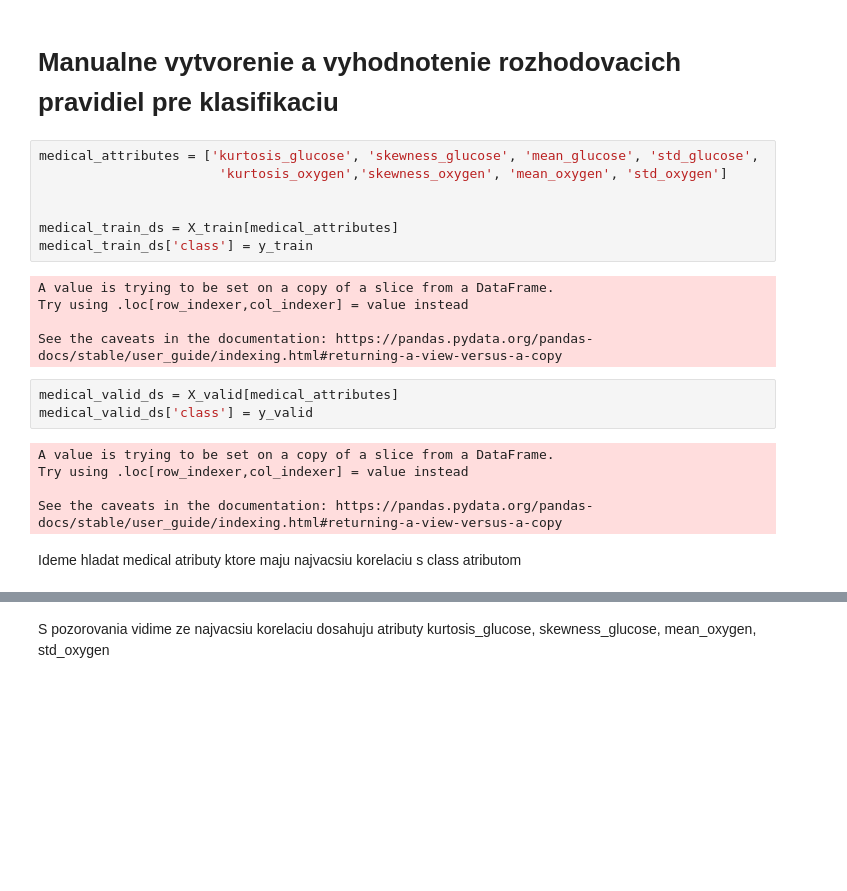
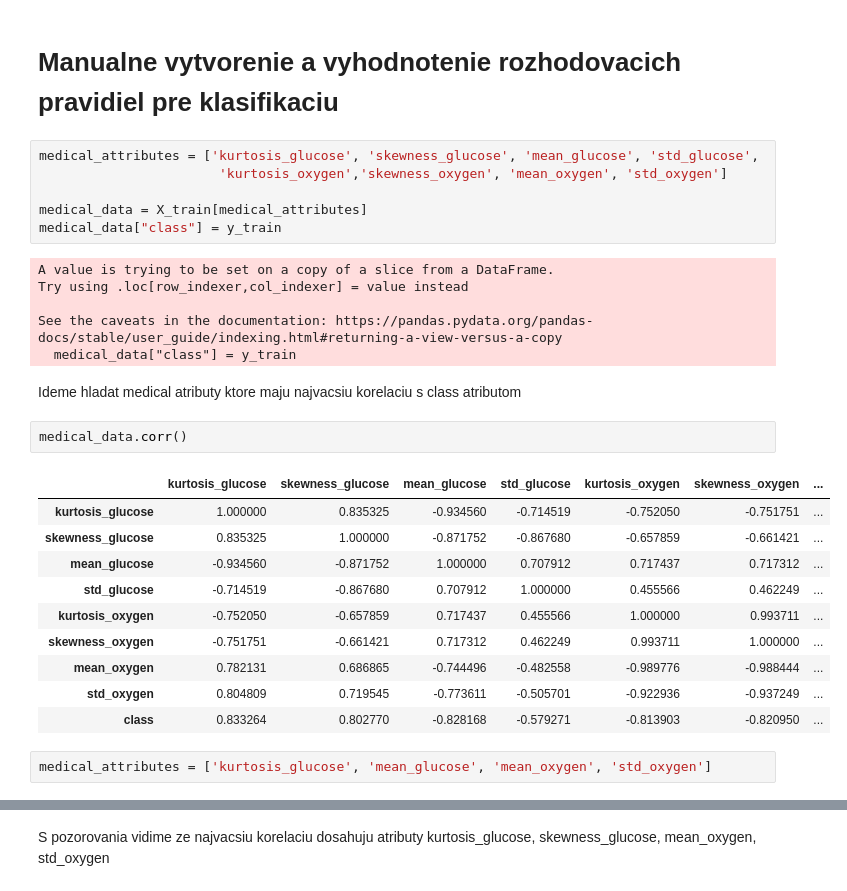
Before and after one commit to MakoHnat/IAU, a Jupyter notebook: 3 cast zadania.ipynb, the cells around one changed output, grey strips where cells are left out. Saved outputs shown, nothing was run; the diff lists cells and outputs as text; blank space fills up the shorter version.

```diff
--- a/3 cast zadania.ipynb
+++ b/3 cast zadania.ipynb
@@ -117,21 +117,28 @@ print(y_valid.shape)
 medical_attributes = ['kurtosis_glucose', 'skewness_glucose', 'mean_glucose', 'std_glucose',
                        'kurtosis_oxygen','skewness_oxygen', 'mean_oxygen', 'std_oxygen']
 
-
-medical_train_ds = X_train[medical_attributes]
-medical_train_ds['class'] = y_train
+medical_data = X_train[medical_attributes]
+medical_data["class"] = y_train
 # %% [output]
 A value is trying to be set on a copy of a slice from a DataFrame.
 Try using .loc[row_indexer,col_indexer] = value instead
 
 See the caveats in the documentation: https://pandas.pydata.org/pandas-docs/stable/user_guide/indexing.html#returning-a-view-versus-a-copy
+  medical_data["class"] = y_train
-# %%
-medical_valid_ds = X_valid[medical_attributes]
-medical_valid_ds['class'] = y_valid
-# %% [output]
-A value is trying to be set on a copy of a slice from a DataFrame.
-Try using .loc[row_indexer,col_indexer] = value instead
-
-See the caveats in the documentation: https://pandas.pydata.org/pandas-docs/stable/user_guide/indexing.html#returning-a-view-versus-a-copy
 # %% [markdown]
 Ideme hladat medical atributy ktore maju najvacsiu korelaciu s class atributom
+# %%
+medical_data.corr()
+# %% [output]
+|  | kurtosis_glucose | skewness_glucose | mean_glucose | std_glucose | kurtosis_oxygen | skewness_oxygen | ... |
+| kurtosis_glucose | 1.000000 | 0.835325 | -0.934560 | -0.714519 | -0.752050 | -0.751751 | ... |
+| skewness_glucose | 0.835325 | 1.000000 | -0.871752 | -0.867680 | -0.657859 | -0.661421 | ... |
+| mean_glucose | -0.934560 | -0.871752 | 1.000000 | 0.707912 | 0.717437 | 0.717312 | ... |
+| std_glucose | -0.714519 | -0.867680 | 0.707912 | 1.000000 | 0.455566 | 0.462249 | ... |
+| kurtosis_oxygen | -0.752050 | -0.657859 | 0.717437 | 0.455566 | 1.000000 | 0.993711 | ... |
+| skewness_oxygen | -0.751751 | -0.661421 | 0.717312 | 0.462249 | 0.993711 | 1.000000 | ... |
+| mean_oxygen | 0.782131 | 0.686865 | -0.744496 | -0.482558 | -0.989776 | -0.988444 | ... |
+| std_oxygen | 0.804809 | 0.719545 | -0.773611 | -0.505701 | -0.922936 | -0.937249 | ... |
+| class | 0.833264 | 0.802770 | -0.828168 | -0.579271 | -0.813903 | -0.820950 | ... |
+# %%
+medical_attributes = ['kurtosis_glucose', 'mean_glucose', 'mean_oxygen', 'std_oxygen']
```
Also changed, not shown: parts of 32 cells of this notebook.
